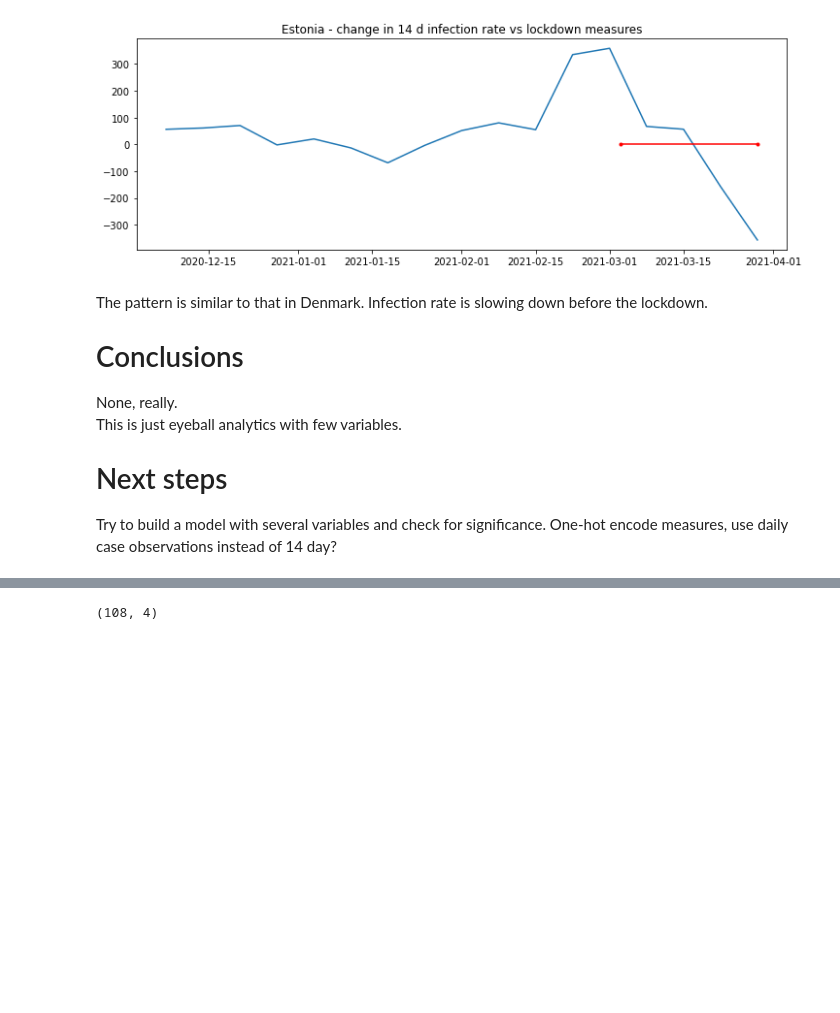
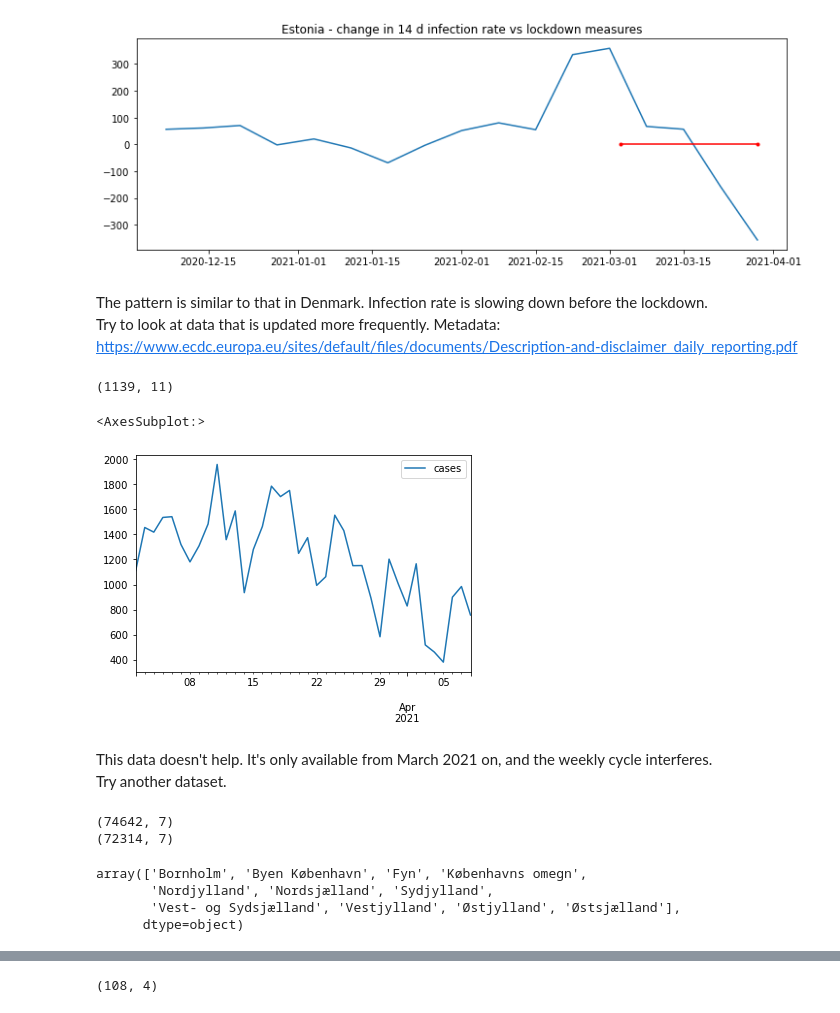
Before and after one commit to arto-pihlaja/cov19-exploration, a Jupyter notebook: Covid19Exploration.ipynb, the cells around one changed output, grey strips where cells are left out. Drawn from its saved outputs; the diff is of its cells as text; code cells hidden in the pictures; blank space fills up the shorter version.

Commit message:
tried daily datasets

```diff
--- a/Covid19Exploration.ipynb
+++ b/Covid19Exploration.ipynb
@@ -225,11 +230,55 @@ ax.set_title("Estonia - change in 14 d infection rate vs lockdown measures")
 plt.show()
 # %% [output]
 [figure]
-# %% [markdown]
-The pattern is similar to that in Denmark. Infection rate is slowing down before the lockdown.
-
-# Conclusions
-None, really. <br>
-This is just eyeball analytics with few variables.
-# Next steps
-Try to build a model with several variables and check for significance. One-hot encode measures, use daily case observations instead of 14 day?
+# %% [markdown]
+The pattern is similar to that in Denmark. Infection rate is slowing down before the lockdown.<br>
+Try to look at data that is updated more frequently.
+Metadata:<br>
+https://www.ecdc.europa.eu/sites/default/files/documents/Description-and-disclaimer_daily_reporting.pdf
+# %%
+def prepDailyRates():
+    #get daily cases
+    df = pd.read_csv("https://opendata.ecdc.europa.eu/covid19/nationalcasedeath_eueea_daily_ei/csv/data.csv")
+    df.loc[:,"dateRep"] = pd.to_datetime(df.loc[:,"dateRep"], format="%d/%m/%Y")
+    # on day 1, countries report all cases before day 1
+    day1 = df.dateRep.min() + timedelta(days=1)
+    df = df.loc[df.dateRep>day1]
+    return df
+
+try:
+    print(df.shape)
+except NameError:
+        df = prepDailyRates()
+# %% [output]
+(1139, 11)
+# %%
+df.loc[(df.countriesAndTerritories=="Estonia")].plot(x="dateRep", y="cases", xlabel="")
+# %% [output]
+<AxesSubplot:>
+[figure, added]
+# %% [markdown]
+This data doesn't help. It's only available from March 2021 on, and the weekly cycle interferes.<br>
+Try another dataset.
+# %%
+def loadDailyData():
+    get_csv_from_url("https://opendata.ecdc.europa.eu/covid19/subnationalcasedaily/csv", \
+                    (datadir + "/eu-14d-daily-data.csv"))
+    df = pd.read_csv(datadir + "/eu-14d-daily-data.csv")
+    print(df.shape)
+    df = df.dropna()
+    print(df.shape)
+    df.loc[:,"date"] = pd.to_datetime(df.loc[:,"date"], format="%Y-%m-%d")
+    df = df.sort_values(by=["country", "region_name", "date"])
+    return df
+
+df = loadDailyData()
+# %% [output]
+(74642, 7)
+(72314, 7)
+# %%
+df.loc[df.country=="Denmark"].region_name.unique()
+# %% [output]
+array(['Bornholm', 'Byen København', 'Fyn', 'Københavns omegn',
+       'Nordjylland', 'Nordsjælland', 'Sydjylland',
+       'Vest- og Sydsjælland', 'Vestjylland', 'Østjylland', 'Østsjælland'],
+      dtype=object)
```
Also changed, not shown: parts of 12 cells of this notebook.
